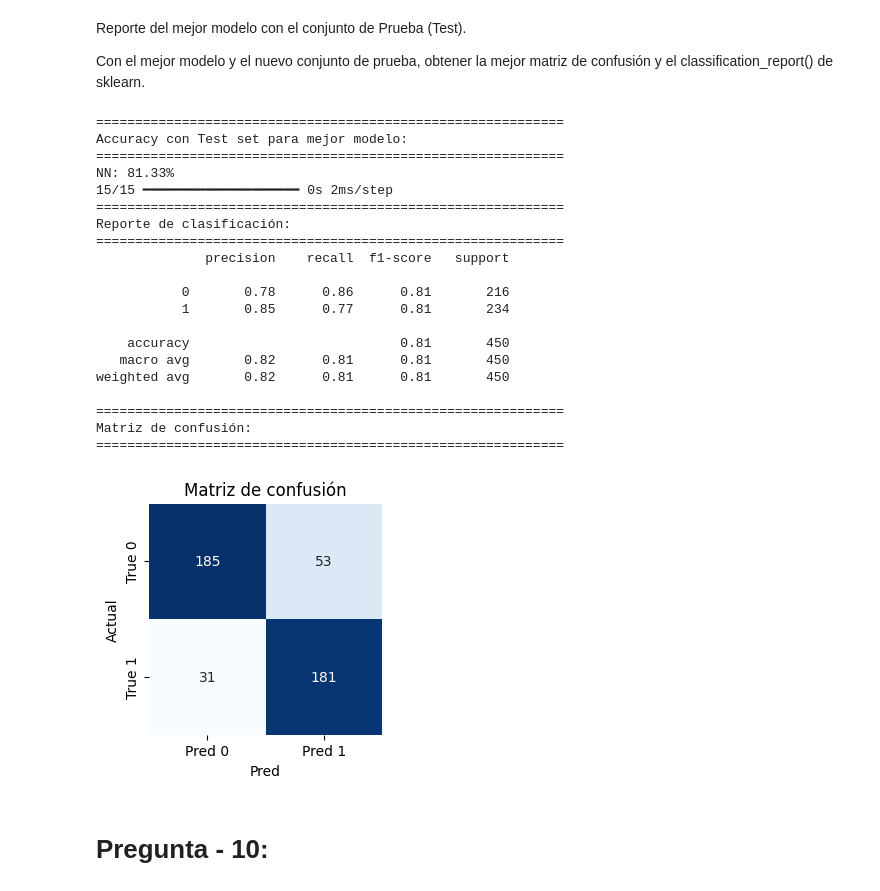
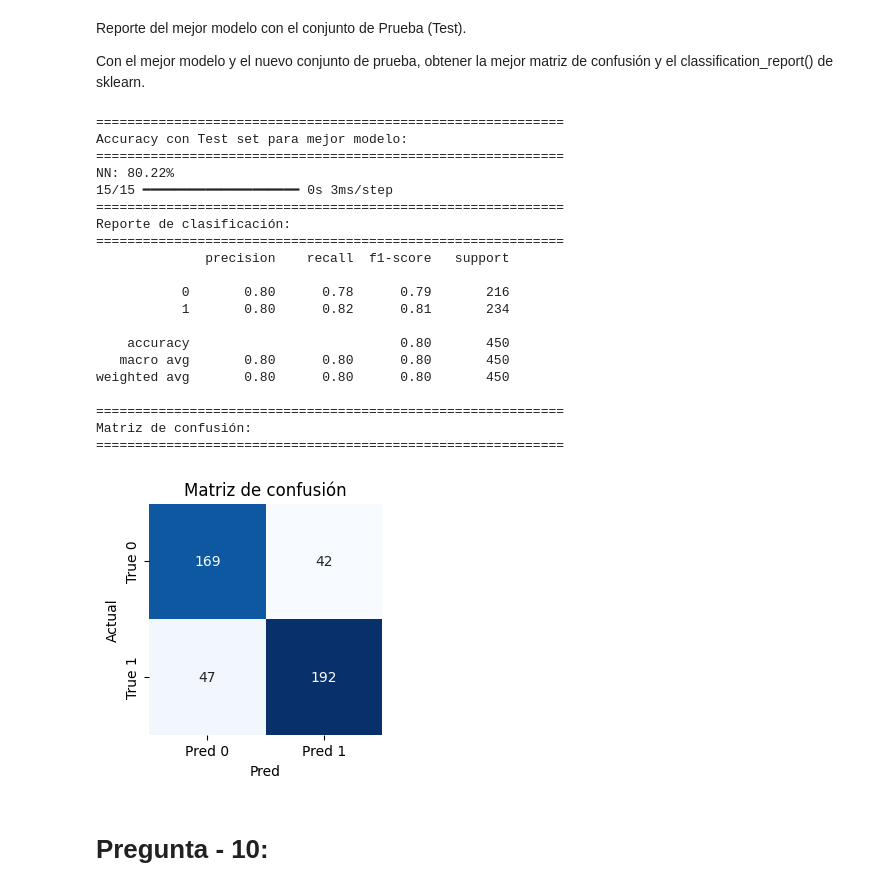
Before and after one commit to A01232963/NLP, a Jupyter notebook: Equipo20_semana05Embeddings.ipynb, the cells around one changed output. Drawn from its saved outputs; the diff is of its cells as text; code cells hidden in the pictures.

```diff
--- a/Equipo20_semana05Embeddings.ipynb
+++ b/Equipo20_semana05Embeddings.ipynb
@@ -831,9 +835,9 @@ def comparar_modelos(models):
         diferencia = abs(acc_val - acc_train)
         resultados.append({
             'Modelo': nombre,
-            'Train': round(acc_train, 3),
-            'Val': round(acc_val, 3),
-            'Diff': round(diferencia, 3)
+            'Train': round(acc_train, 4),
+            'Val': round(acc_val, 4),
+            'Diff': round(diferencia, 4)
         })
     tabla = pd.DataFrame(resultados)
     tabla.set_index('Modelo', inplace=True)
@@ -905,13 +909,16 @@ print(f"="*60)
 mejor_modelo = models[best_model]['model']
 if best_model == 'NN':
   test_loss, test_acc = modeloNN.evaluate(x_test_np, y_test, verbose=0)
-  print(f"{best_model}: {100*test_acc:.2f}%")
+  score = 100*test_acc
+  print(f"{best_model}: {score:.2f}%")
   prediction = (modeloNN.predict(x_test_np) > 0.5).astype("int32")
 else:
-  print(f"{best_model}: {100*mejor_modelo.score(testEmb, y_test):.2f}%")
-  prediction = mejor_modelo.predict(testEmb)
+  score = 100*mejor_modelo.score(x_test_np, y_test)
+  print(f"{best_model}: {score:.2f}%")
+  prediction = mejor_modelo.predict(x_test_np)
   print()
-OpenAI_test_avg = f"{best_model}: {100*best_acc:.2f}%"
+
+OpenAI_test_avg = f"{best_model}: {score:.2f}%"
 
 # Reporte de clasificación
 print(f"="*60)
@@ -924,41 +931,41 @@ print(f"="*60)
 print(f"Matriz de confusión:")
 print(f"="*60)
 plt.figure(figsize=(3, 3))
 sns.heatmap(confusion_matrix(prediction,y_test),# normalize='true'),
             annot=True, fmt='d',
             cmap='Blues',
             cbar=False,
             xticklabels=['Pred 0', 'Pred 1'],
             yticklabels=['True 0', 'True 1'],
             )
 plt.title("Matriz de confusión")
 plt.xlabel('Pred')
 plt.ylabel('Actual')
 plt.show()
 
 # *********** Aquí termina la sección de agregar código *************
 # %% [output]
 ============================================================
 Accuracy con Test set para mejor modelo:
 ============================================================
-NN: 81.33%
-15/15 ━━━━━━━━━━━━━━━━━━━━ 0s 2ms/step
+NN: 80.22%
+15/15 ━━━━━━━━━━━━━━━━━━━━ 0s 3ms/step
 ============================================================
 Reporte de clasificación:
 ============================================================
               precision    recall  f1-score   support
 
-           0       0.78      0.86      0.81       216
-           1       0.85      0.77      0.81       234
+           0       0.80      0.78      0.79       216
+           1       0.80      0.82      0.81       234
 
-    accuracy                           0.81       450
-   macro avg       0.82      0.81      0.81       450
-weighted avg       0.82      0.81      0.81       450
+    accuracy                           0.80       450
+   macro avg       0.80      0.80      0.80       450
+weighted avg       0.80      0.80      0.80       450
 
 ============================================================
 Matriz de confusión:
 ============================================================
-[figure, old version]
+[figure, new version]
 # %% [markdown]
 # **Pregunta - 10:**
 # %% [markdown]
```
Also changed, not shown: parts of 12 cells of this notebook.
